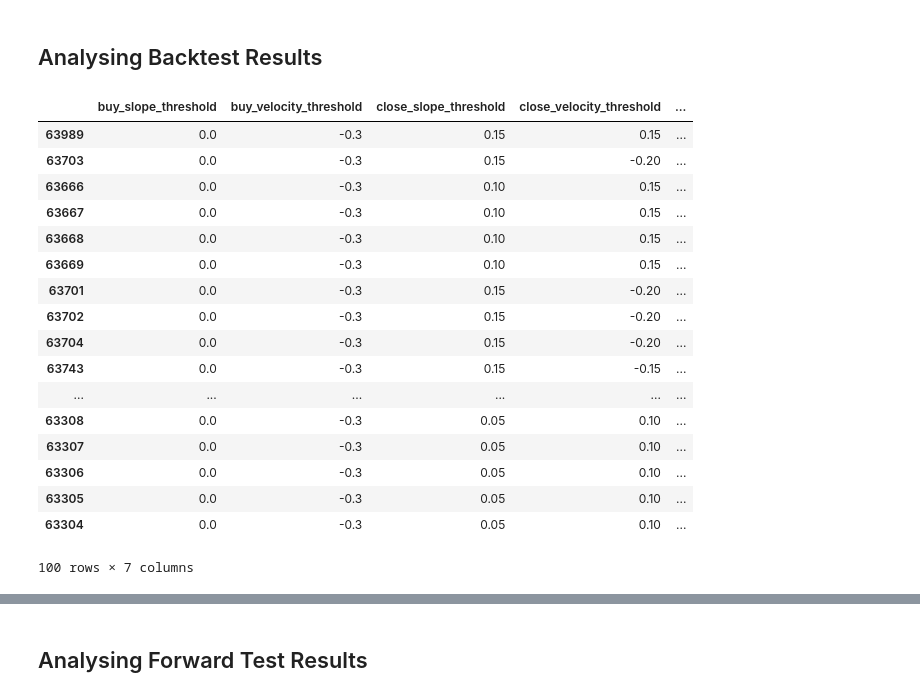
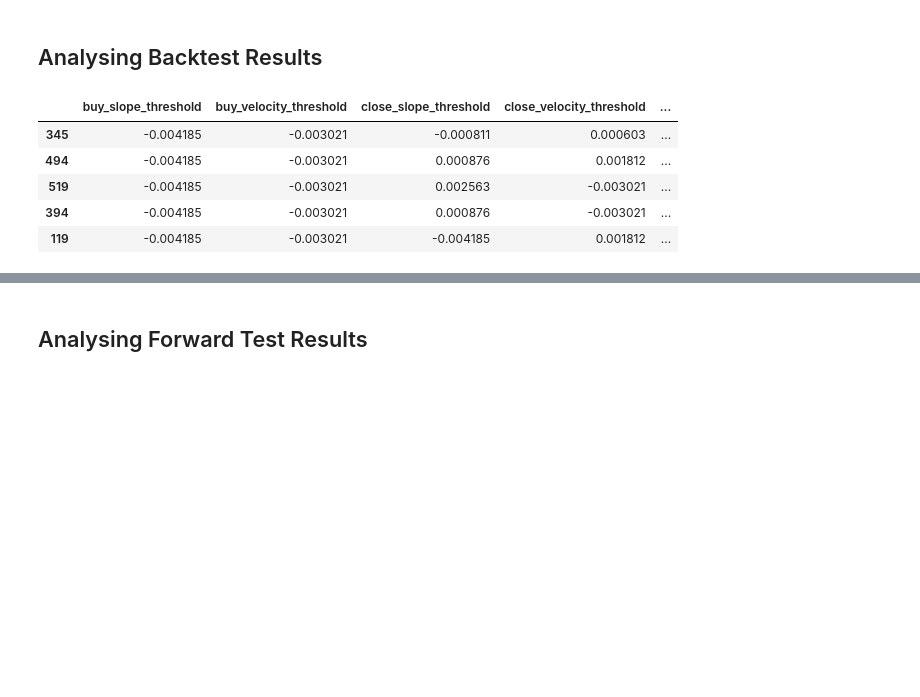
Before and after one commit to jacktator/QuantTrading_Py, a Jupyter notebook: alpha/strategies/optimization_sv.ipynb, the cells around one changed output, grey strips where cells are left out. Cells and saved outputs as stored; diff of their text form; code cells hidden in the pictures; blank space fills up the shorter version.

Commit message:
Optimized StrategySV

```diff
--- a/alpha/strategies/optimization_sv.ipynb
+++ b/alpha/strategies/optimization_sv.ipynb
@@ -42,0 +45,7 @@ Assuming trading with Leverage
+# %%
+
+extra_df = forex_df.copy()
+extra_df['slope'] = pd.Series(np.gradient(extra_df.close), extra_df.index, name='slope')
+extra_df['velocity'] = pd.Series(np.gradient(extra_df.slope), extra_df.index, name='velocity')
+# Print
+extra_df.head()
@@ -44,12 +87,12 @@ Assuming trading with Leverage
 
 import itertools
 
-buy_slope_threshold_list = np.arange(-0.1, 0.1, 0.05)
-buy_velocity_threshold_list = np.arange(-0.5, 0.0, 0.05)
-close_slope_threshold_list = np.arange(-0.2, 0.2, 0.05)
-close_velocity_threshold_list = np.arange(-0.2, 0.2, 0.05)
-sell_slope_threshold_list = np.arange(-0.1, 0.1, 0.05)
-sell_velocity_threshold_list = np.arange(0.0, 0.5, 0.05)
+buy_slope_threshold_list = np.arange(extra_df.slope.mean() - extra_df.slope.std(), extra_df.slope.mean() + extra_df.slope.std(), extra_df.slope.std() * 2 / 5)
+buy_velocity_threshold_list = np.arange(extra_df.velocity.mean() - extra_df.velocity.std(), extra_df.velocity.mean() + extra_df.velocity.std(), extra_df.velocity.std() * 2 / 5)
+close_slope_threshold_list = np.arange(extra_df.slope.mean() - extra_df.slope.std(), extra_df.slope.mean() + extra_df.slope.std(), extra_df.slope.std() * 2 / 5)
+close_velocity_threshold_list = np.arange(extra_df.velocity.mean() - extra_df.velocity.std(), extra_df.velocity.mean() + extra_df.velocity.std(), extra_df.velocity.std() * 2 / 5)
+sell_slope_threshold_list = np.arange(extra_df.slope.mean() - extra_df.slope.std(), extra_df.slope.mean() + extra_df.slope.std(), extra_df.slope.std() * 2 / 5)
+sell_velocity_threshold_list = np.arange(extra_df.velocity.mean() - extra_df.velocity.std(), extra_df.velocity.mean() + extra_df.velocity.std(), extra_df.velocity.std() * 2 / 5)
 
 task_list = list(itertools.product(
     buy_slope_threshold_list,
@@ -212,0 +149,19 @@ Finished 102400 tasks in 0:04:35.528121
+# %%
+
+import concurrent.futures
+from concurrent.futures.process import ProcessPoolExecutor
+from datetime import datetime
+from tqdm import tqdm
+
+# Trading Parameters
+lots = 1
+leverage = 400 # 400 Leverage
+margin_interest = 0.1 # 10% Margin Interest
+pip_cost = 0.8 # Transaction Cost 0.8 pip
+stop_loss = 2.0 # Stop Loss at 2.0 of standard deviation (so 5%)
+one_trade_week = 6 # 6 Trade days a week for Forex
+one_trade_month = one_trade_week * 4
+two_trade_month = one_trade_month * 2
+three_trade_month = one_trade_month * 3
+half_trade_year = three_trade_month * 2
+one_trade_year = half_trade_year * 2
@@ -216,26 +282,15 @@ Finished 102400 tasks in 0:04:35.528121
 # %%
 
 backtest_result = backtest_result.sort_values(by=['profit_percentage'],
                                         ascending=False)
-backtest_result.head(100)
+backtest_result.to_csv('../gen/StrategySV_{}_Daily_Backtest_Params_df.csv'.format(forex_symbol))
+backtest_result.head()
 # %% [output]
 |  | buy_slope_threshold | buy_velocity_threshold | close_slope_threshold | close_velocity_threshold | ... |
-| 63989 | 0.0 | -0.3 | 0.15 | 0.15 | ... |
-| 63703 | 0.0 | -0.3 | 0.15 | -0.20 | ... |
-| 63666 | 0.0 | -0.3 | 0.10 | 0.15 | ... |
-| 63667 | 0.0 | -0.3 | 0.10 | 0.15 | ... |
-| 63668 | 0.0 | -0.3 | 0.10 | 0.15 | ... |
-| 63669 | 0.0 | -0.3 | 0.10 | 0.15 | ... |
-| 63701 | 0.0 | -0.3 | 0.15 | -0.20 | ... |
-| 63702 | 0.0 | -0.3 | 0.15 | -0.20 | ... |
-| 63704 | 0.0 | -0.3 | 0.15 | -0.20 | ... |
-| 63743 | 0.0 | -0.3 | 0.15 | -0.15 | ... |
-| ... | ... | ... | ... | ... | ... |
-| 63308 | 0.0 | -0.3 | 0.05 | 0.10 | ... |
-| 63307 | 0.0 | -0.3 | 0.05 | 0.10 | ... |
-| 63306 | 0.0 | -0.3 | 0.05 | 0.10 | ... |
-| 63305 | 0.0 | -0.3 | 0.05 | 0.10 | ... |
-| 63304 | 0.0 | -0.3 | 0.05 | 0.10 | ... |
+| 345 | -0.004185 | -0.003021 | -0.000811 | 0.000603 | ... |
+| 494 | -0.004185 | -0.003021 | 0.000876 | 0.001812 | ... |
+| 519 | -0.004185 | -0.003021 | 0.002563 | -0.003021 | ... |
+| 394 | -0.004185 | -0.003021 | 0.000876 | -0.003021 | ... |
+| 119 | -0.004185 | -0.003021 | -0.004185 | 0.001812 | ... |
-100 rows × 7 columns
 # %%
 
```
Also changed, not shown: parts of 15 cells of this notebook, 7 other files.
